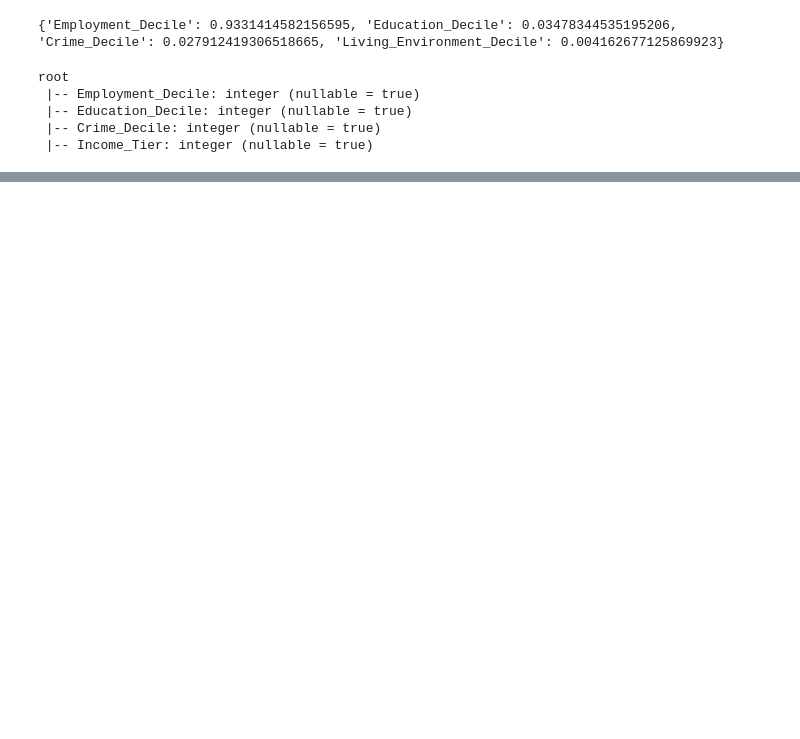
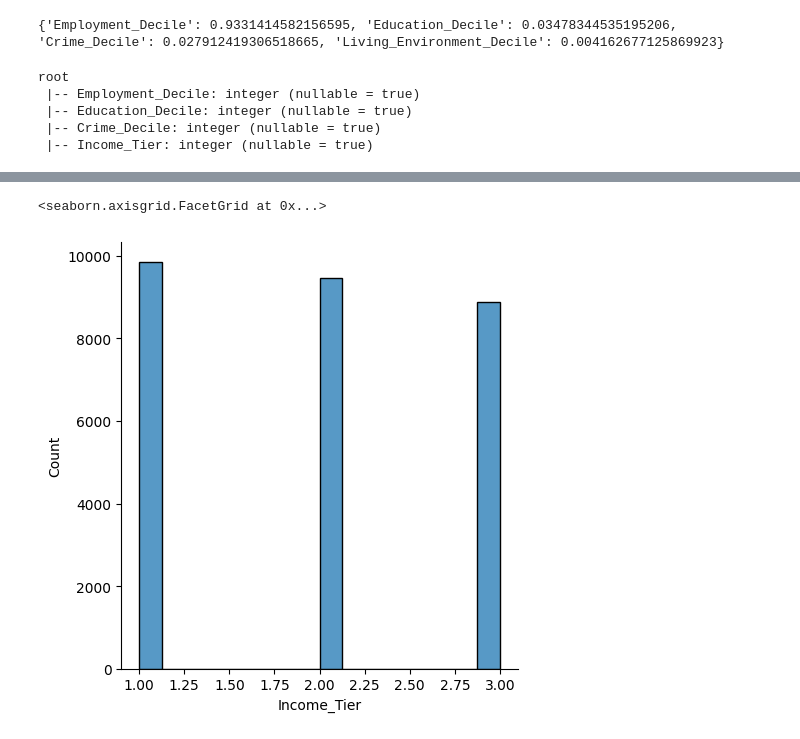
Before and after one commit to cyic224/INFOSYS722-Iteration4-BDAS, a Jupyter notebook: Iteration4-BDAS Code.ipynb, the cells around one changed output, grey strips where cells are left out. Drawn from its saved outputs; the diff is of its cells as text; code cells hidden in the pictures; blank space fills up the shorter version.

```diff
--- a/Iteration4-BDAS Code.ipynb
+++ b/Iteration4-BDAS Code.ipynb
@@ -605,3 +607,27 @@ root
  |-- Education_Decile: integer (nullable = true)
  |-- Crime_Decile: integer (nullable = true)
  |-- Income_Tier: integer (nullable = true)
+# %%
+from pyspark.sql.functions import explode, array, lit
+
+tier1 = reduced_data.filter(col("Income_Tier") == 1)
+tier2 = reduced_data.filter(col("Income_Tier") == 2)
+tier3 = reduced_data.filter(col("Income_Tier") == 3)
+
+tier1_over_tier2 = int(tier1.count()/tier2.count())
+tier1_over_tier3 = int(tier1.count()/tier3.count())
+
+tier2_range = range(tier1_over_tier2)
+tier3_range = range(tier1_over_tier3)
+
+oversampled_1 = tier2.withColumn("dummy", explode(array([lit(c) for c in tier2_range]))).drop('dummy')
+oversampled_2 = tier3.withColumn("dummy", explode(array([lit(c) for c in tier3_range]))).drop('dummy')
+
+oversampled_data = oversampled_1.unionAll(oversampled_2)
+resampled_data = tier1.unionAll(oversampled_data)
+
+resampled_data.groupBy('Income_Tier').count().show()
+
+resampled_data.show(10)
+resampled_data.printSchema()
+print('Total Number of Rows: ', resampled_data.count())
@@ -607,0 +661,6 @@ root
+# %%
+pandas_data = resampled_data.toPandas()
+sns.displot(data=pandas_data, x="Income_Tier")
+# %% [output]
+<seaborn.axisgrid.FacetGrid at 0x...>
+[figure, added]
```
Also changed, not shown: parts of 25 cells of this notebook.
